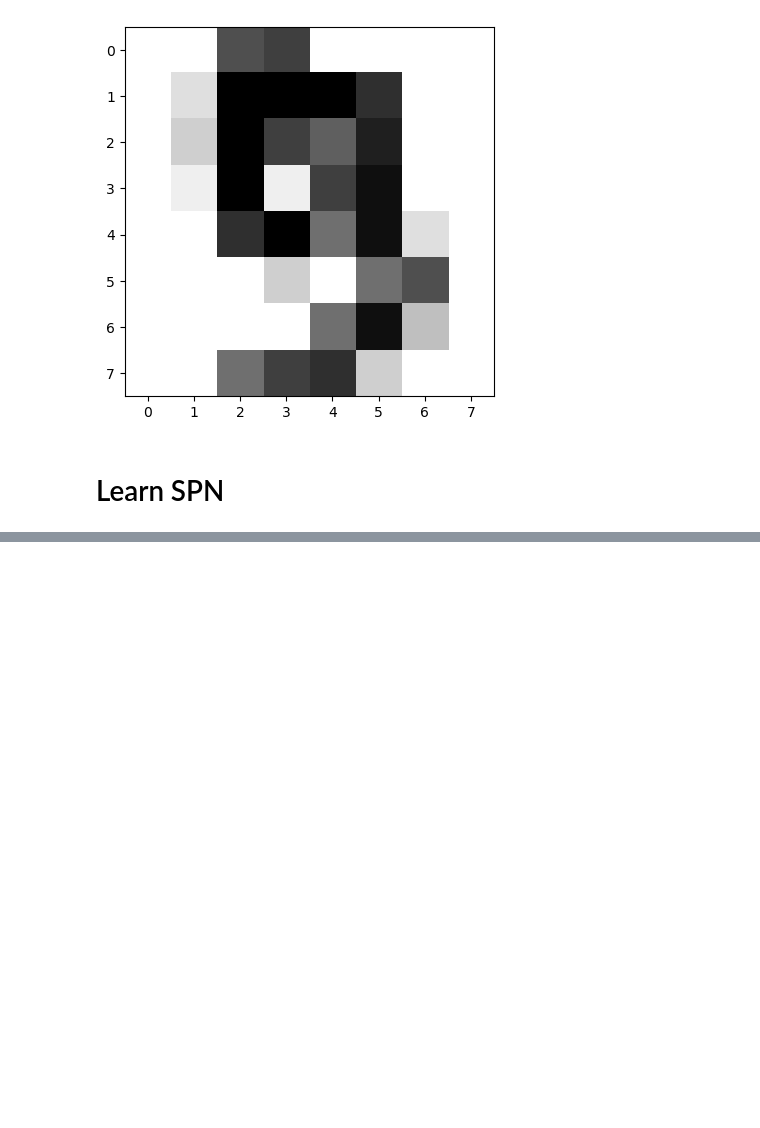
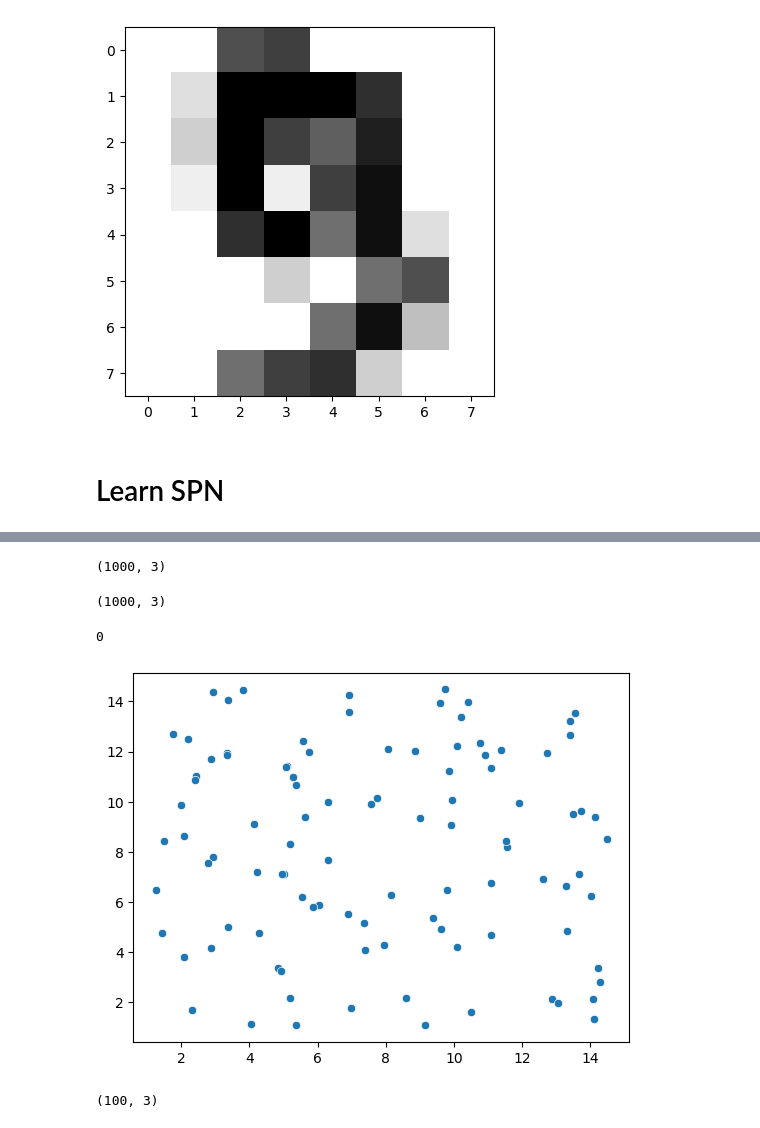
Before and after one commit to Loumr/CSPN, a Jupyter notebook: learning_spn.ipynb, the cells around one changed output, grey strips where cells are left out. Saved outputs shown, nothing was run; the diff lists cells and outputs as text; code cells hidden in the pictures; blank space fills up the shorter version.

```diff
--- a/learning_spn.ipynb
+++ b/learning_spn.ipynb
@@ -128,0 +233,29 @@ import Node, Layer, SPN
+# %%
+print(np.shape(test_data_class1))
+# %% [output]
+(1000, 3)
+# %%
+from spn.algorithms.MPE import mpe
+
+pred = mpe(spn_classification, test_data1)
+print(np.shape(pred))
+# %% [output]
+(1000, 3)
+# %%
+arr_err = np.where(pred==test_data_class1, 0, 1)
+nb_err = np.sum(arr_err)
+print(nb_err)
+# %% [output]
+0
+# %%
+test_data = np.ones((100,3))*np.nan
+data = np.random.uniform(15, size=(100,2))
+sns.scatterplot(x=data[:, 0], y=data[:, 1])
+test_data[:,:2] = data
+# %% [output]
+[figure, added]
+# %%
+pred2 = mpe(spn_classification, test_data)
+print(np.shape(pred2))
+# %% [output]
+(100, 3)
```
Also changed, not shown: parts of 31 cells of this notebook.
